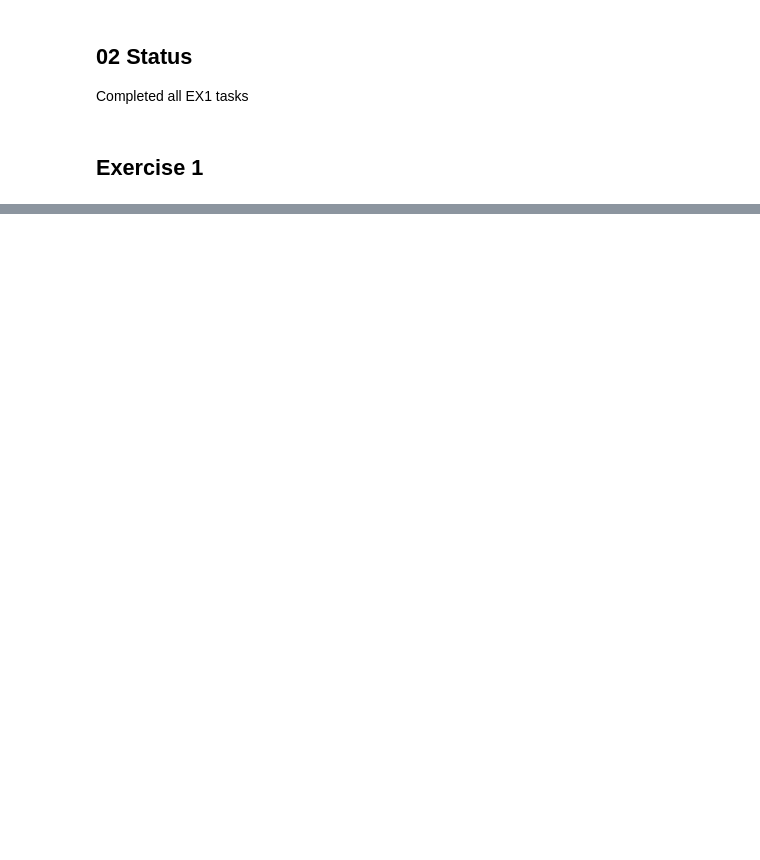
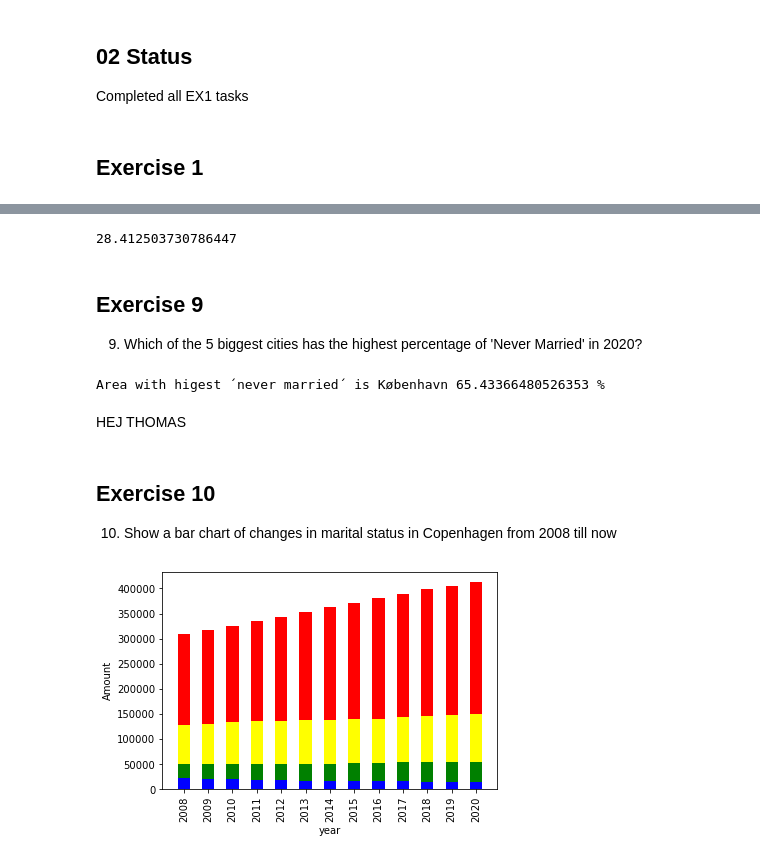
Before and after one commit to AllanSimonsen789/python_handins, a Jupyter notebook: Week_5.ipynb, the cells around one changed output, grey strips where cells are left out. Cells and saved outputs as stored; diff of their text form; code cells hidden in the pictures; blank space fills up the shorter version.

```diff
--- a/Week_5.ipynb
+++ b/Week_5.ipynb
@@ -172,0 +32,13 @@ plt.show(block=True)
+# %%
+import pandas as pd
+
+exercise8 = pd.read_csv('https://api.statbank.dk/v1/data/FOLK1A/CSV?lang=en&delimiter=Semicolon&CIVILSTAND=F&Tid=2008K1%2C2020K3', sep=';')
+exercise9 = pd.read_csv("https://api.statbank.dk/v1/data/FOLK1A/CSV?valuePresentation=CodeAndValue&delimiter=Semicolon&CIVILSTAND=U%2CTOT&OMR%C3%85DE=101%2C851%2C751%2C561%2C461&Tid=2020K3", sep = ";")
+exercise10 = pd.read_csv("https://api.statbank.dk/v1/data/FOLK1A/CSV?valuePresentation=CodeAndValue&delimiter=Semicolon&CIVILSTAND=U%2CG%2CE%2CF&OMR%C3%85DE=101&Tid=2008K1%2C2009K1%2C2010K1%2C2011K1%2C2012K1%2C2013K1%2C2014K1%2C2015K1%2C2016K1%2C2017K1%2C2018K1%2C2019K1%2C2020K1", sep = ";")
+exercise11 = pd.read_csv("https://api.statbank.dk/v1/data/FOLK1A/CSV?valuePresentation=CodeAndValue&delimiter=Semicolon&CIVILSTAND=U%2CG&OMR%C3%85DE=000&ALDER=*", sep = ";")
+
+
+print(exercise8)
+print(exercise9)
+print(exercise10)
+print(exercise11)
@@ -172,0 +66,53 @@ plt.show(block=True)
+# %%
+div2020 = exercise8.iloc[1][2]
+div2008 = exercise8.iloc[0][2]
+print(((div2020-div2008)/div2008)*100)
+# %% [output]
+28.412503730786447
+# %% [markdown]
+## Exercise 9
+9. Which of the 5 biggest cities has the highest percentage of 'Never Married' in 2020?
+# %%
+
+ugift = exercise9.loc[exercise9['CIVILSTAND']=="U Ugift"]
+pop_total = exercise9.loc[exercise9['CIVILSTAND']=="TOT I alt"]
+
+
+never_married = {}
+for idx in range(len(pop_total)):
+    pert = (ugift.iloc[idx]["INDHOLD"]/pop_total.iloc[idx]["INDHOLD"])*100
+    never_married[(pop_total.iloc[idx]["OMRÅDE"])[4:]] = pert
+
+percentage = sorted(never_married.values(), reverse=True)
+area = sorted(never_married, key=never_married.get, reverse=True)
+
+print("Area with higest ´never married´ is", area[0],percentage[0],"%")
+# %% [output]
+Area with higest ´never married´ is København 65.43366480526353 %
+# %% [markdown]
+HEJ THOMAS
+# %% [markdown]
+## Exercise 10
+10. Show a bar chart of changes in marital status in Copenhagen from 2008 till now
+# %%
+import matplotlib.pyplot as plt
+
+years = set(exercise10['TID'].tolist())
+years = sorted(years)
+years = [i[:4] for i in years]
+
+ugift = exercise10.loc[exercise10['CIVILSTAND']=="U Ugift"]["INDHOLD"]
+gift_sep = exercise10.loc[exercise10['CIVILSTAND']=="G Gift/separeret"]["INDHOLD"]
+enker = exercise10.loc[exercise10['CIVILSTAND']=="E Enke/enkemand"]["INDHOLD"]
+fraskilt = exercise10.loc[exercise10['CIVILSTAND']=="F Fraskilt"]["INDHOLD"]
+
+plt.xlabel("year", fontsize=10)
+plt.ylabel("Amount", fontsize=10)
+plt.xticks(rotation=90)
+
+p1 = plt.bar(years, ugift, width=0.5, linewidth=0, align='center', color='red')
+p2 = plt.bar(years, gift_sep, width=0.5, linewidth=0, align='center', color='yellow')
+p3 = plt.bar(years, fraskilt, width=0.5, linewidth=0, align='center', color='green')
+p4 = plt.bar(years, enker, width=0.5, linewidth=0, align='center', color='blue')
+# %% [output]
+[figure, added]
```
Also changed, not shown: parts of 16 cells of this notebook.
